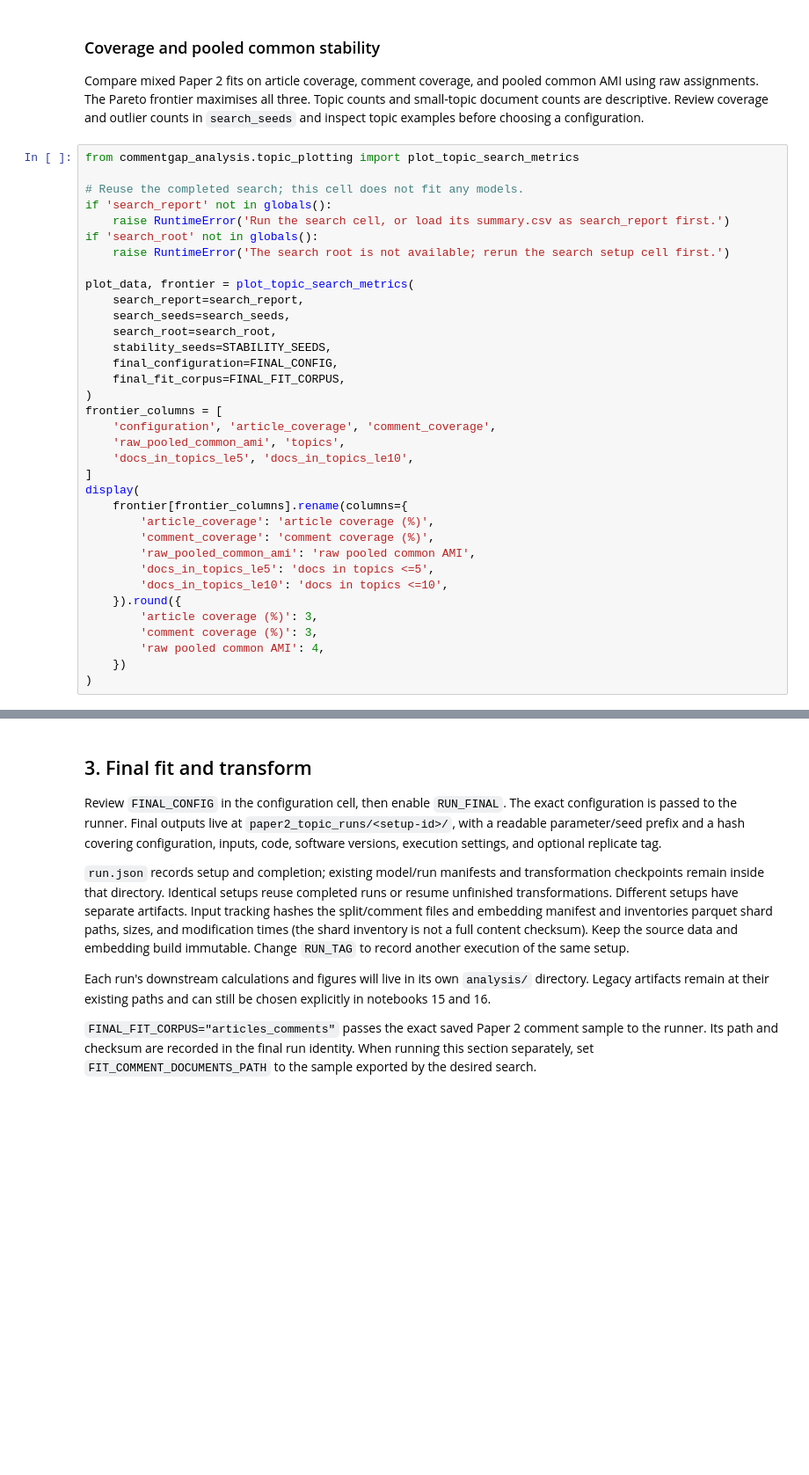
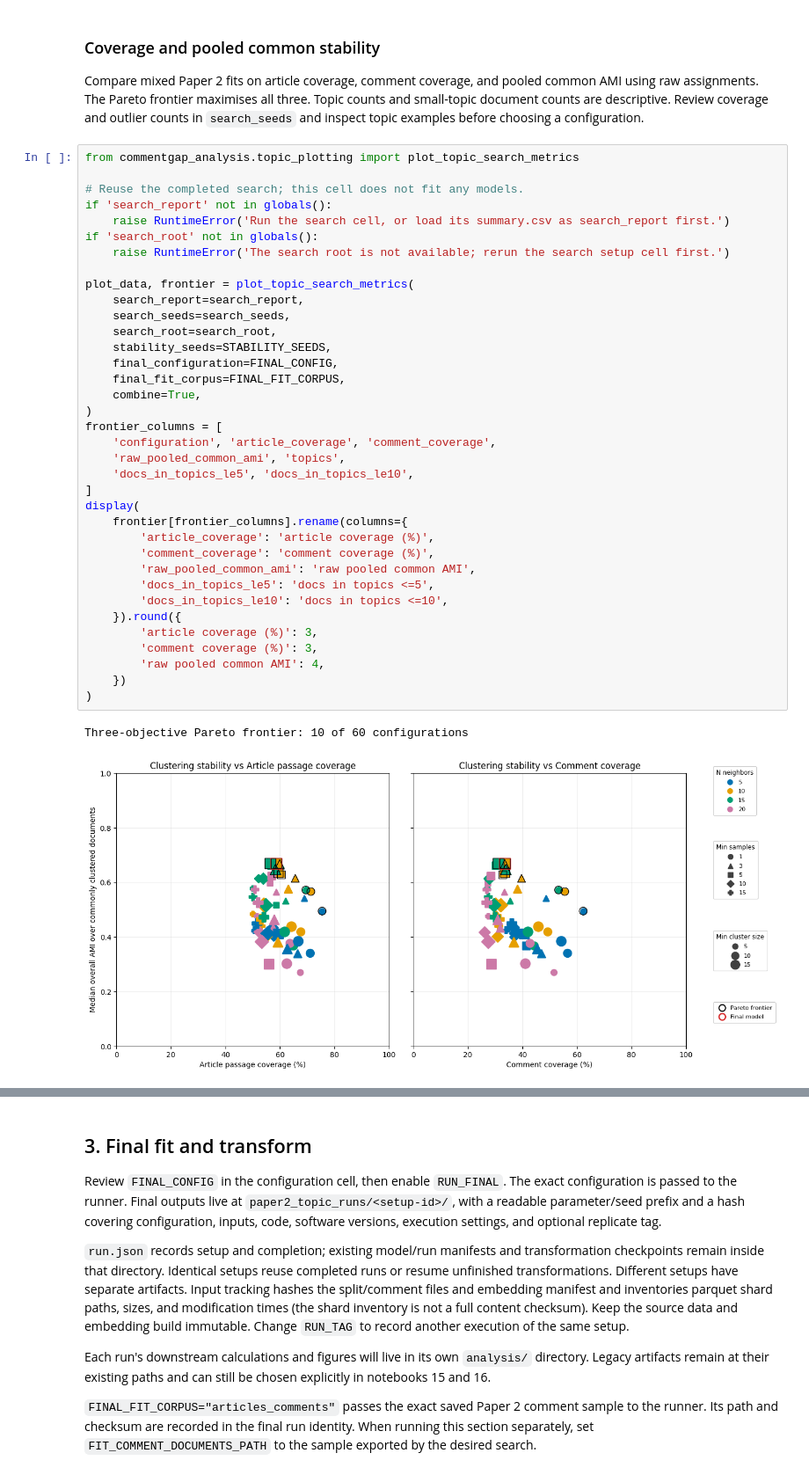
Before and after one commit to dornleiten/commentgap, a Jupyter notebook: 14_topic_model_fit.ipynb, the cells around one changed output, grey strips where cells are left out. Shown at 88% size. Drawn from its saved outputs; the diff is of its cells as text; blank space fills up the shorter version.

```diff
--- a/14_topic_model_fit.ipynb
+++ b/14_topic_model_fit.ipynb
@@ -274,30 +289,34 @@ if 'search_report' not in globals():
     raise RuntimeError('Run the search cell, or load its summary.csv as search_report first.')
 if 'search_root' not in globals():
     raise RuntimeError('The search root is not available; rerun the search setup cell first.')
 
 plot_data, frontier = plot_topic_search_metrics(
     search_report=search_report,
     search_seeds=search_seeds,
     search_root=search_root,
     stability_seeds=STABILITY_SEEDS,
     final_configuration=FINAL_CONFIG,
     final_fit_corpus=FINAL_FIT_CORPUS,
+    combine=True,
 )
 frontier_columns = [
     'configuration', 'article_coverage', 'comment_coverage',
     'raw_pooled_common_ami', 'topics',
     'docs_in_topics_le5', 'docs_in_topics_le10',
 ]
 display(
     frontier[frontier_columns].rename(columns={
         'article_coverage': 'article coverage (%)',
         'comment_coverage': 'comment coverage (%)',
         'raw_pooled_common_ami': 'raw pooled common AMI',
         'docs_in_topics_le5': 'docs in topics <=5',
         'docs_in_topics_le10': 'docs in topics <=10',
     }).round({
         'article coverage (%)': 3,
         'comment coverage (%)': 3,
         'raw pooled common AMI': 4,
     })
 )
+# %% [output]
+Three-objective Pareto frontier: 10 of 60 configurations
+[figure, added]
```
Also changed, not shown: parts of 7 cells of this notebook, 13 other files.
